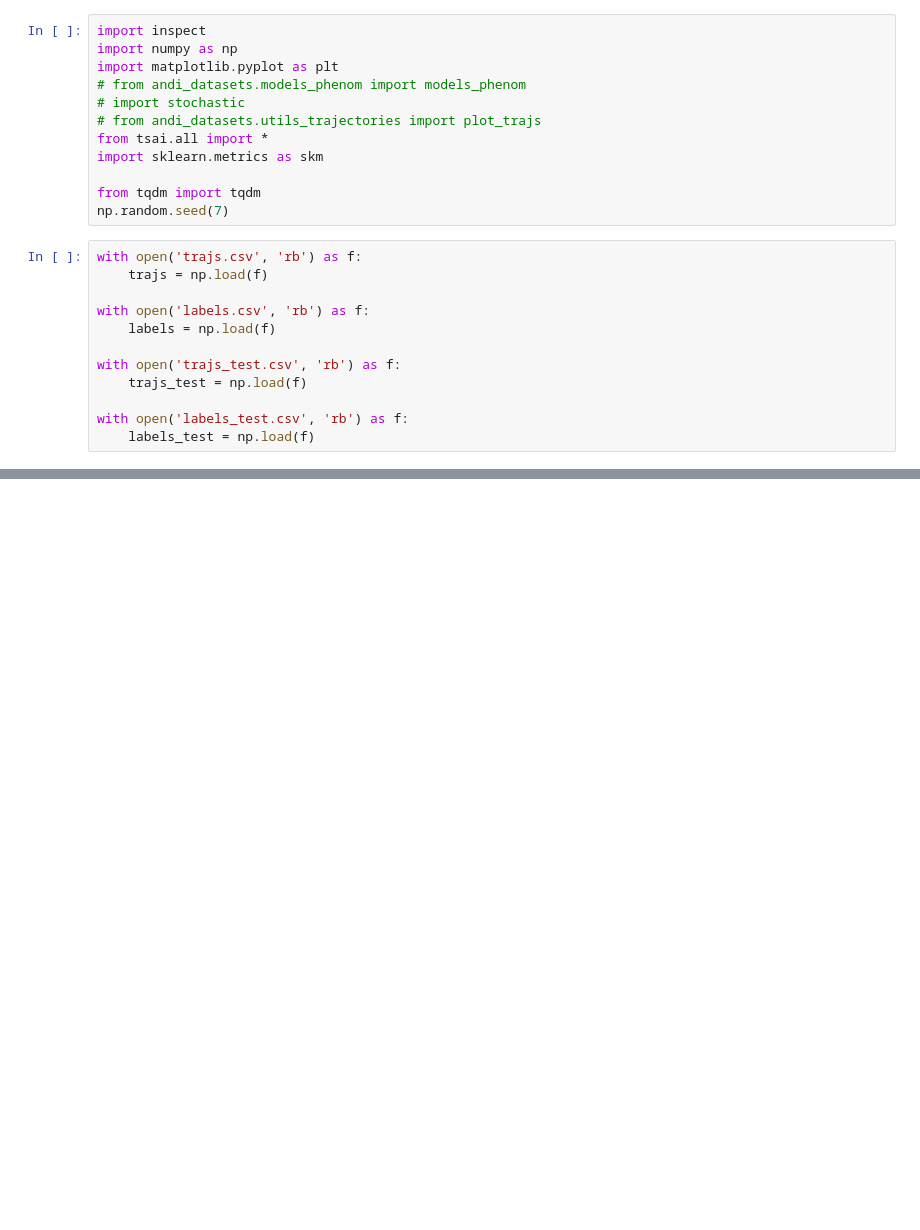
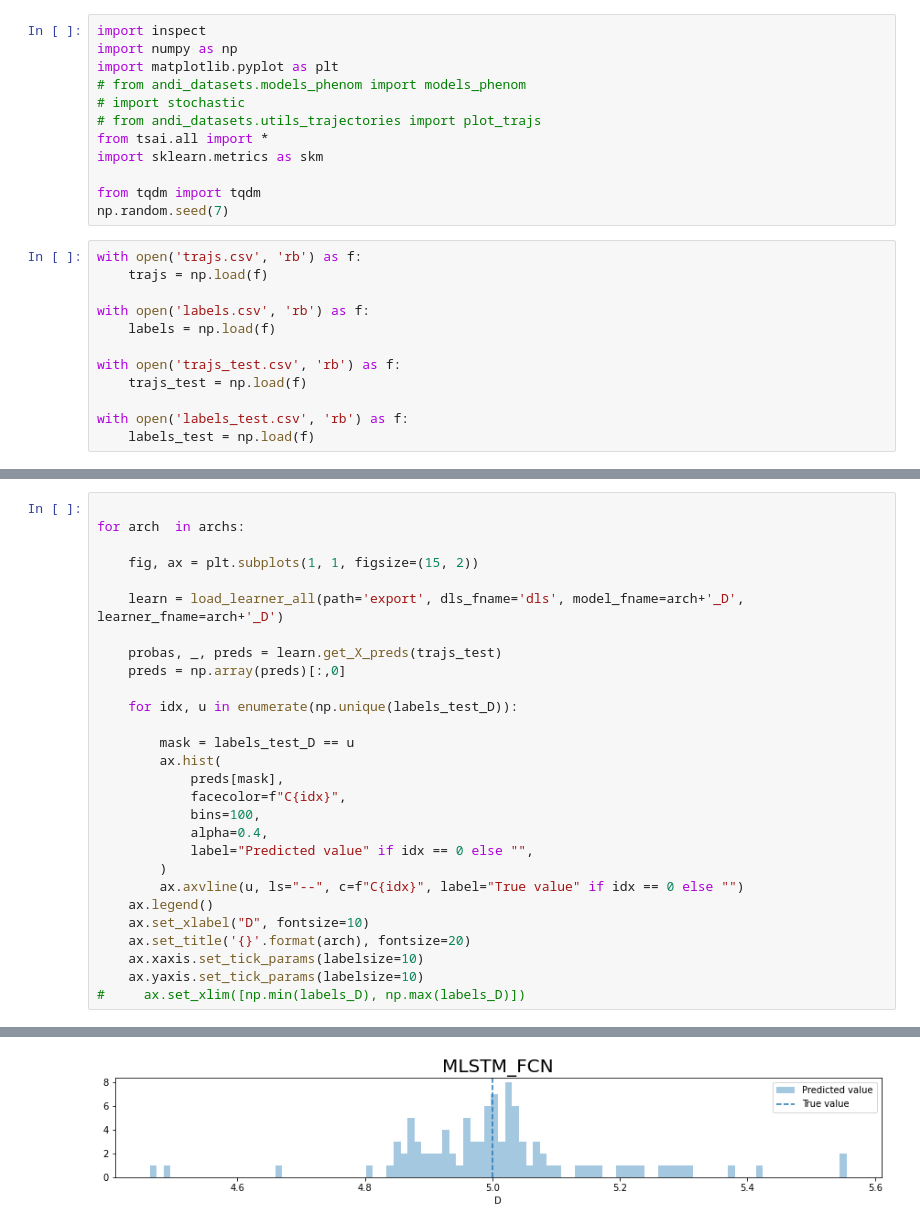
Before and after one commit to dimitryvinichenko/AnDi-2024, a Jupyter notebook: andi.ipynb, the cells around one changed output, grey strips where cells are left out. Cells and saved outputs as stored; diff of their text form; blank space fills up the shorter version.

```diff
--- a/andi.ipynb
+++ b/andi.ipynb
@@ -158,0 +175,29 @@ for arch  in archs:
+# %%
+
+for arch  in archs:
+
+    fig, ax = plt.subplots(1, 1, figsize=(15, 2))
+
+    learn = load_learner_all(path='export', dls_fname='dls', model_fname=arch+'_D', learner_fname=arch+'_D')
+
+    probas, _, preds = learn.get_X_preds(trajs_test)
+    preds = np.array(preds)[:,0]
+
+    for idx, u in enumerate(np.unique(labels_test_D)):
+
+        mask = labels_test_D == u
+        ax.hist(
+            preds[mask],
+            facecolor=f"C{idx}",
+            bins=100,
+            alpha=0.4,
+            label="Predicted value" if idx == 0 else "",
+        )
+        ax.axvline(u, ls="--", c=f"C{idx}", label="True value" if idx == 0 else "")
+    ax.legend()
+    ax.set_xlabel("D", fontsize=10)
+    ax.set_title('{}'.format(arch), fontsize=20)
+    ax.xaxis.set_tick_params(labelsize=10)
+    ax.yaxis.set_tick_params(labelsize=10)
+#     ax.set_xlim([np.min(labels_D), np.max(labels_D)])
+# %% [output]
@@ -158,0 +205 @@ for arch  in archs:
+[figure, added]
```
Also changed, not shown: parts of 13 cells of this notebook, 1 other file.
